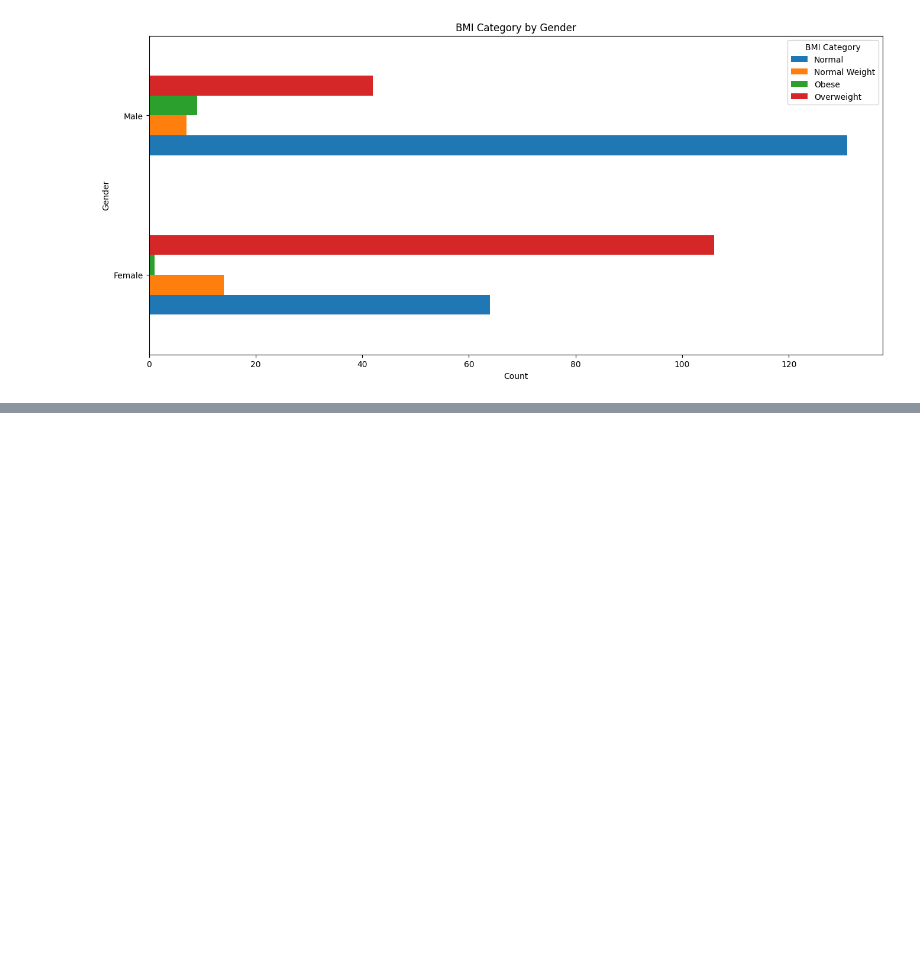
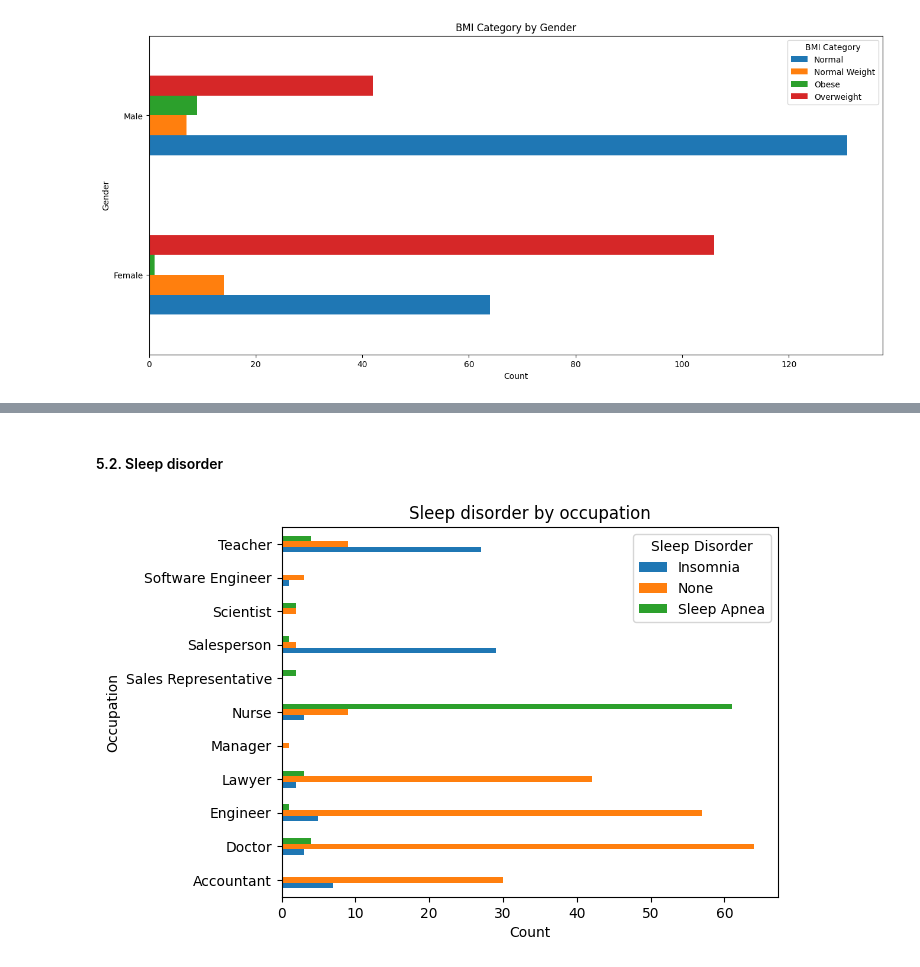
Before and after one commit to TIHeitorDS/sleep_health_analysis, a Jupyter notebook: notebook/main.ipynb, the cells around one changed output, grey strips where cells are left out. Drawn from its saved outputs; the diff is of its cells as text; code cells hidden in the pictures; blank space fills up the shorter version.

```diff
--- a/notebook/main.ipynb
+++ b/notebook/main.ipynb
@@ -88,0 +104,13 @@ plt.show()
+# %% [markdown]
+#### 5.2. Sleep disorder
+# %%
+sleep_occupation = data.groupby('Occupation')['Sleep Disorder'].value_counts()
+sleep_occupation = sleep_occupation.unstack(-1)
+
+sleep_occupation.plot.barh()
+plt.xlabel('Count')
+plt.title('Sleep disorder by occupation')
+
+plt.show()
+# %% [output]
+[figure, added]
```
Also changed, not shown: parts of 10 cells of this notebook, 1 other file.
